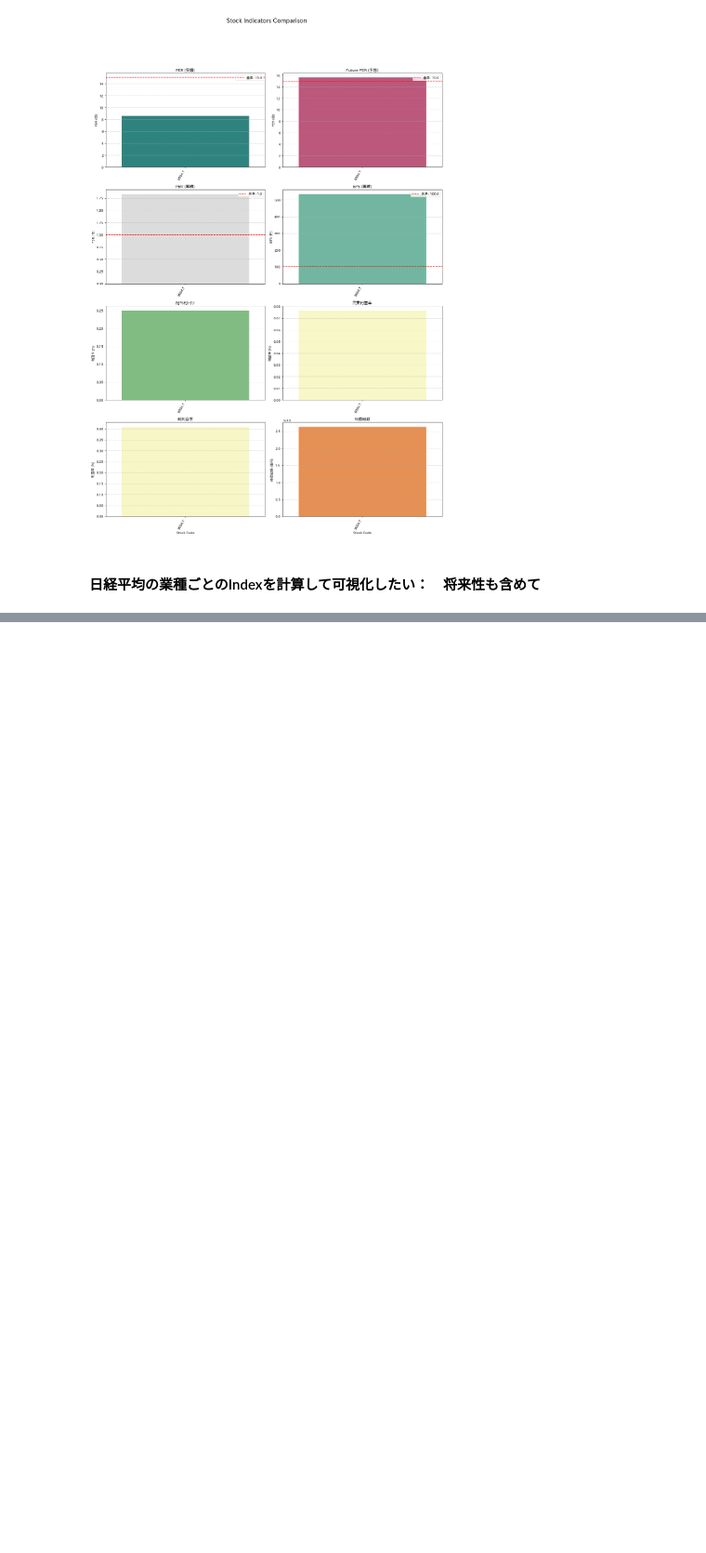
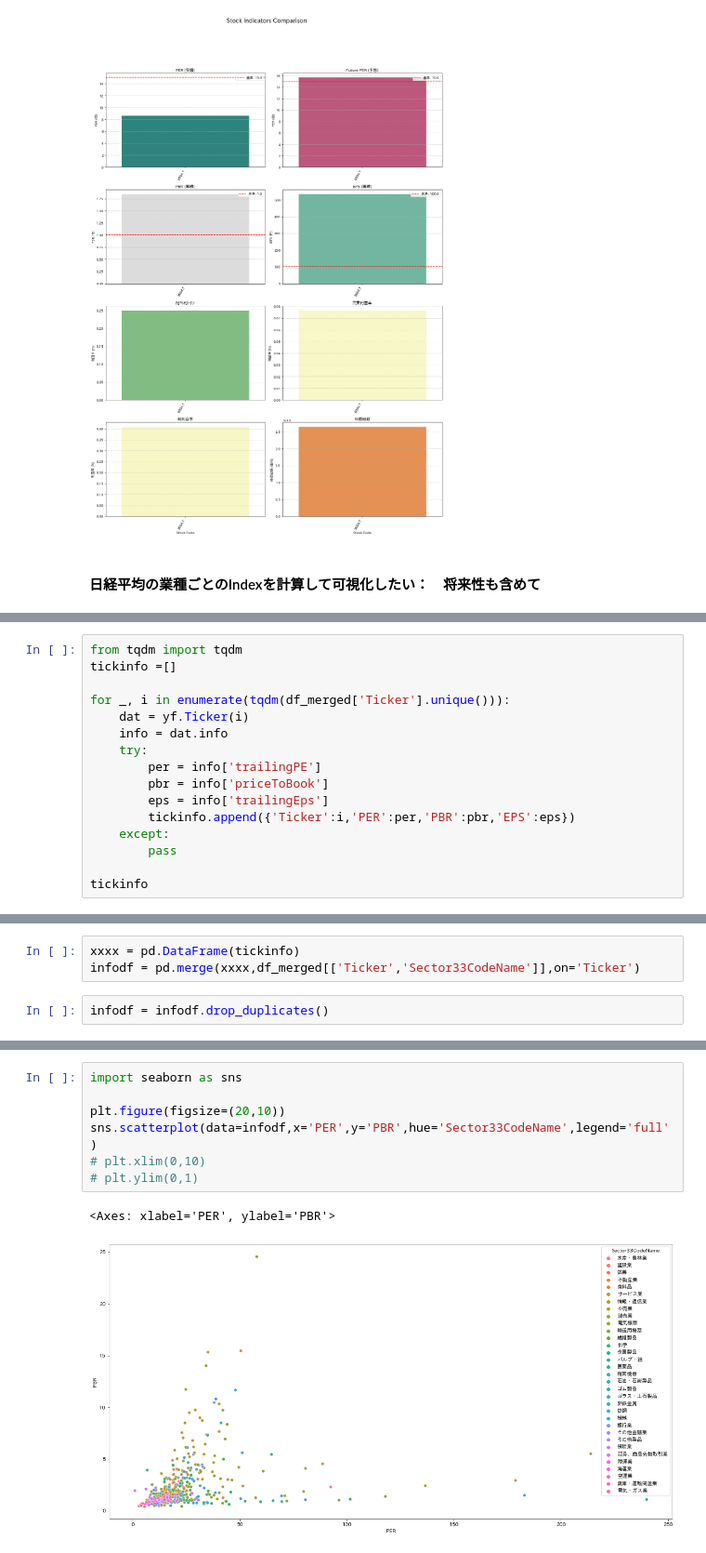
Before and after one commit to Kazuki-Yoshizawa7/Kazuki_module, a Jupyter notebook: Yfinance/02_yfinance.ipynb, the cells around one changed output, grey strips where cells are left out. Shown at 93% size. Cells and saved outputs as stored; diff of their text form; blank space fills up the shorter version.

```diff
--- a/Yfinance/02_yfinance.ipynb
+++ b/Yfinance/02_yfinance.ipynb
@@ -31,0 +252,16 @@ nikkei = yf.download("^N225", start="2020-01-01", end="2025-12-31")
+# %%
+from tqdm import tqdm
+tickinfo =[]
+
+for _, i in enumerate(tqdm(df_merged['Ticker'].unique())):
+    dat = yf.Ticker(i)
+    info = dat.info
+    try:
+        per = info['trailingPE']
+        pbr = info['priceToBook']
+        eps = info['trailingEps']
+        tickinfo.append({'Ticker':i,'PER':per,'PBR':pbr,'EPS':eps})
+    except:
+        pass
+
+tickinfo
@@ -31,0 +316,5 @@ nikkei = yf.download("^N225", start="2020-01-01", end="2025-12-31")
+# %%
+xxxx = pd.DataFrame(tickinfo)
+infodf = pd.merge(xxxx,df_merged[['Ticker','Sector33CodeName']],on='Ticker')
+# %%
+infodf = infodf.drop_duplicates()
@@ -31,0 +337,10 @@ nikkei = yf.download("^N225", start="2020-01-01", end="2025-12-31")
+# %%
+import seaborn as sns
+
+plt.figure(figsize=(20,10))
+sns.scatterplot(data=infodf,x='PER',y='PBR',hue='Sector33CodeName',legend='full')
+# plt.xlim(0,10)
+# plt.ylim(0,1)
+# %% [output]
+<Axes: xlabel='PER', ylabel='PBR'>
+[figure, added]
```
Also changed, not shown: parts of 45 cells of this notebook, 3 other files.
